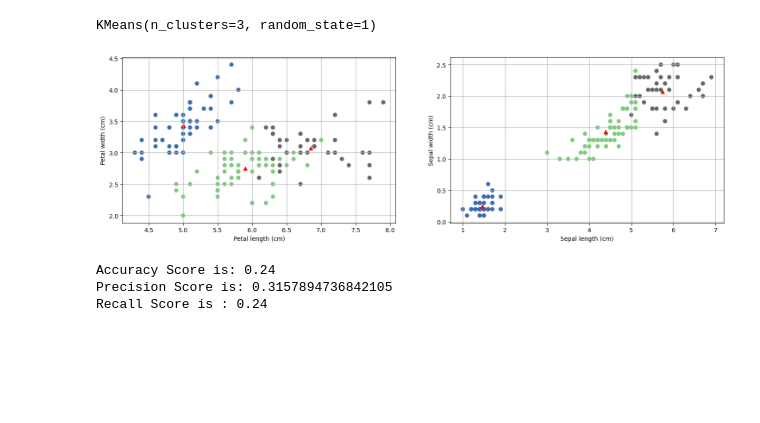
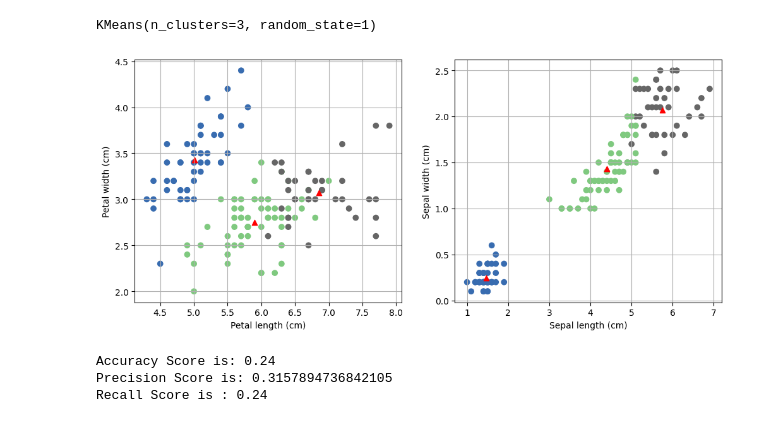
Before and after one commit to Kingstan070/ML-AI-LAB, a Jupyter notebook: Clustering Problem/k_means.ipynb, the cells around one changed output. Drawn from its saved outputs; the diff is of its cells as text; code cells hidden in the pictures; blank space fills up the shorter version.

```diff
--- a/Clustering Problem/k_means.ipynb
+++ b/Clustering Problem/k_means.ipynb
@@ -46,33 +46,31 @@ pred = model.predict(X)
 # %%
 ## Ploting the graph
 import matplotlib.pyplot as plt
 import matplotlib.cm as cm
 
-plt.figure(figsize=(18,5)) # Size of the figure
+plt.figure(figsize=(12,5)) # Size of the figure
 
 plt.subplot(1,2,1)
 plt.scatter(X[:,0],X[:,1],c = pred, cmap=cm.Accent) ## Scattering features at column 0 and 1
 for center in model.cluster_centers_:
     ## Scattering center of column 0 and 2
-    center = center[0:2]
     plt.scatter(center[0], center[1], marker='^', c='red')
 plt.grid(True)
 plt.xlabel("Petal length (cm)")
 plt.ylabel("Petal width (cm)")
 
 plt.subplot(1,2,2)
 plt.scatter(X[:,2],X[:,3],c = pred, cmap=cm.Accent) ## Scattering features at column 2 and 3
 for center in model.cluster_centers_:
     ## Scattering center of column 2 and 3
-    center = center[2:4]
     plt.scatter(center[0], center[1], marker='^', c='red')
 plt.grid(True)
 plt.xlabel("Sepal length (cm)")
 plt.ylabel("Sepal width (cm)")
 
 plt.show()
 # %% [output]
-[figure, old version]
+[figure, new version]
 # %%
 ## Evaluating the Model
 from sklearn.metrics import accuracy_score, precision_score, recall_score
```
